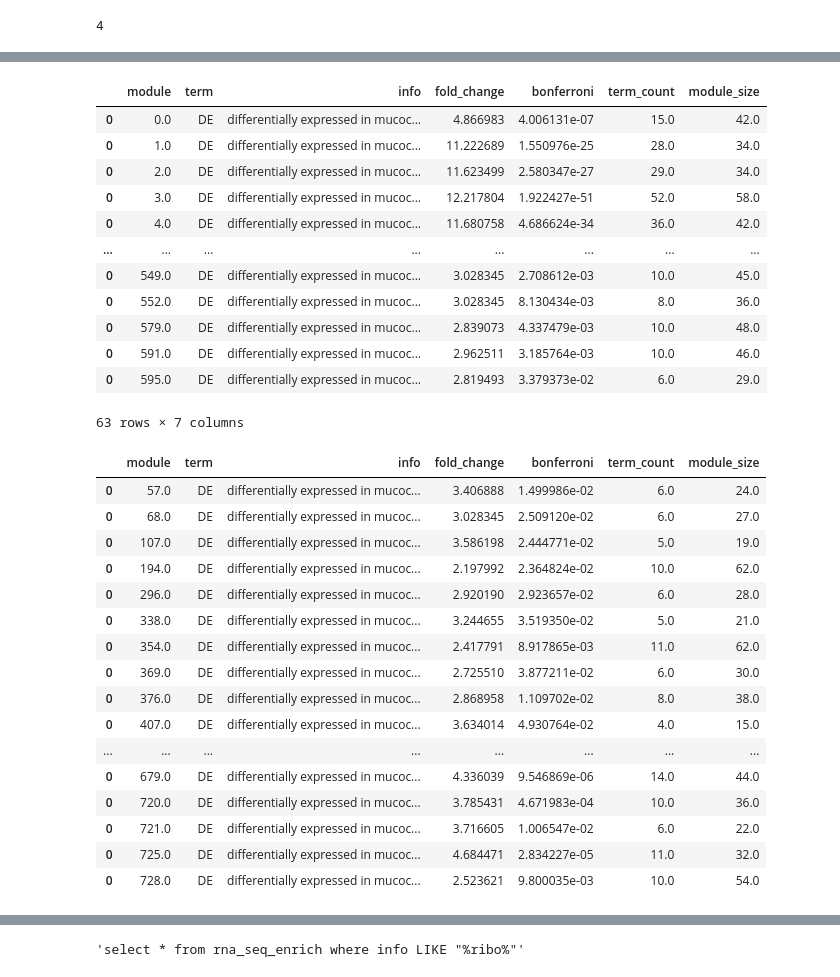
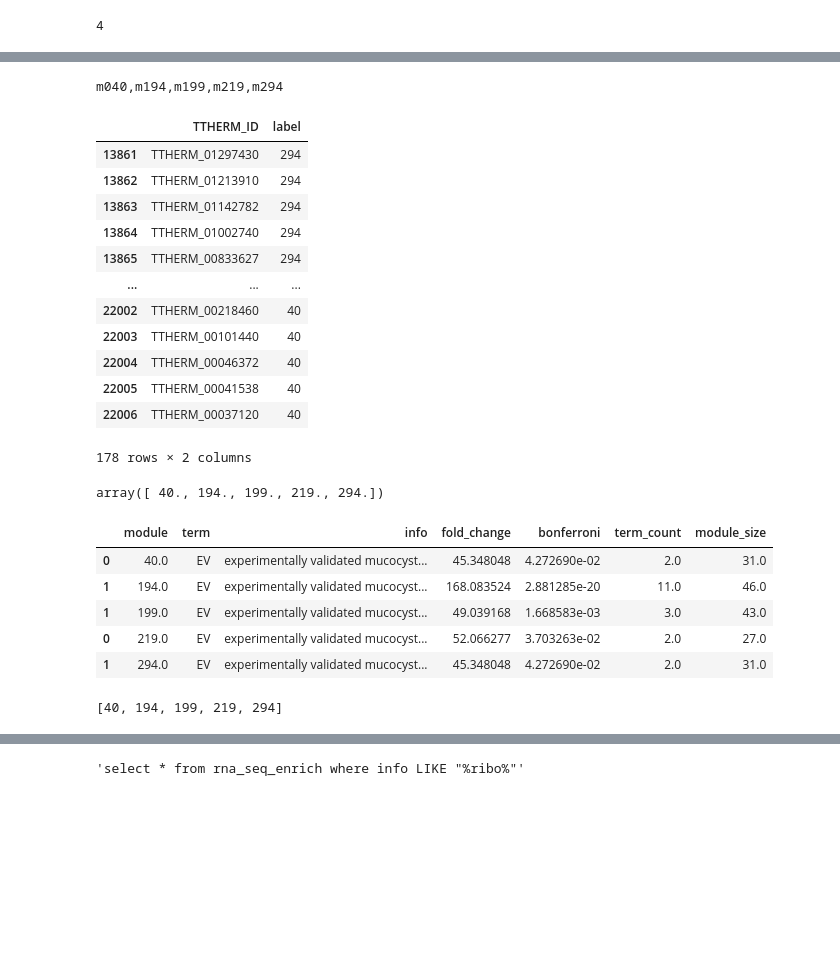
Before and after one commit to ltsypin/TGNE-2022, a Jupyter notebook: TGNE/embedding/enrichment_analysis.ipynb, the cells around one changed output, grey strips where cells are left out. Drawn from its saved outputs; the diff is of its cells as text; code cells hidden in the pictures; blank space fills up the shorter version.

```diff
--- a/TGNE/embedding/enrichment_analysis.ipynb
+++ b/TGNE/embedding/enrichment_analysis.ipynb
@@ -499,0 +628,20 @@ rna_seq_enrich.loc[rna_seq_enrich['term'].isin(['EV'])].shape, microarray_enrich
+# %%
+print(','.join(['m'+str(int(m)).zfill(3) for m in rna_seq_enrich.loc[rna_seq_enrich['term'].isin(['DE,EV', 'EV'])]['module'].values]))
+# %% [output]
+m040,m194,m199,m219,m294
+# %%
+rna_seq.loc[rna_seq['label'].isin([int(m) for m in rna_seq_enrich.loc[rna_seq_enrich['term'].isin(['DE,EV', 'EV'])]['module'].values])]
+# %% [output]
+|  | TTHERM_ID | label |
+| 13861 | TTHERM_01297430 | 294 |
+| 13862 | TTHERM_01213910 | 294 |
+| 13863 | TTHERM_01142782 | 294 |
+| 13864 | TTHERM_01002740 | 294 |
+| 13865 | TTHERM_00833627 | 294 |
+| ... | ... | ... |
+| 22002 | TTHERM_00218460 | 40 |
+| 22003 | TTHERM_00101440 | 40 |
+| 22004 | TTHERM_00046372 | 40 |
+| 22005 | TTHERM_00041538 | 40 |
+| 22006 | TTHERM_00037120 | 40 |
+178 rows × 2 columns
@@ -500,36 +650,17 @@ rna_seq_enrich.loc[rna_seq_enrich['term'].isin(['EV'])].shape, microarray_enrich
+# %%
+rna_seq_enrich.loc[rna_seq_enrich['term'].isin(['DE,EV', 'EV'])]['module'].values
+# %% [output]
+array([ 40., 194., 199., 219., 294.])
 # %%
-microarray_enrich.loc[microarray_enrich['term'].isin(['DE'])]
+rna_seq_enrich.loc[rna_seq_enrich['term'].isin(['DE,EV', 'EV'])]
 # %% [output]
 |  | module | term | info | fold_change | bonferroni | term_count | module_size |
-| 0 | 0.0 | DE | differentially expressed in mucoc... | 4.866983 | 4.006131e-07 | 15.0 | 42.0 |
-| 0 | 1.0 | DE | differentially expressed in mucoc... | 11.222689 | 1.550976e-25 | 28.0 | 34.0 |
-| 0 | 2.0 | DE | differentially expressed in mucoc... | 11.623499 | 2.580347e-27 | 29.0 | 34.0 |
-| 0 | 3.0 | DE | differentially expressed in mucoc... | 12.217804 | 1.922427e-51 | 52.0 | 58.0 |
-| 0 | 4.0 | DE | differentially expressed in mucoc... | 11.680758 | 4.686624e-34 | 36.0 | 42.0 |
-| ... | ... | ... | ... | ... | ... | ... | ... |
-| 0 | 549.0 | DE | differentially expressed in mucoc... | 3.028345 | 2.708612e-03 | 10.0 | 45.0 |
-| 0 | 552.0 | DE | differentially expressed in mucoc... | 3.028345 | 8.130434e-03 | 8.0 | 36.0 |
-| 0 | 579.0 | DE | differentially expressed in mucoc... | 2.839073 | 4.337479e-03 | 10.0 | 48.0 |
-| 0 | 591.0 | DE | differentially expressed in mucoc... | 2.962511 | 3.185764e-03 | 10.0 | 46.0 |
-| 0 | 595.0 | DE | differentially expressed in mucoc... | 2.819493 | 3.379373e-02 | 6.0 | 29.0 |
+| 0 | 40.0 | EV | experimentally validated mucocyst... | 45.348048 | 4.272690e-02 | 2.0 | 31.0 |
+| 1 | 194.0 | EV | experimentally validated mucocyst... | 168.083524 | 2.881285e-20 | 11.0 | 46.0 |
+| 1 | 199.0 | EV | experimentally validated mucocyst... | 49.039168 | 1.668583e-03 | 3.0 | 43.0 |
+| 0 | 219.0 | EV | experimentally validated mucocyst... | 52.066277 | 3.703263e-02 | 2.0 | 27.0 |
+| 1 | 294.0 | EV | experimentally validated mucocyst... | 45.348048 | 4.272690e-02 | 2.0 | 31.0 |
-63 rows × 7 columns
 # %%
-rna_seq_enrich.loc[rna_seq_enrich['term'].isin(['DE'])]
+[int(m) for m in rna_seq_enrich.loc[rna_seq_enrich['term'].isin(['DE,EV', 'EV'])]['module'].values]
 # %% [output]
-|  | module | term | info | fold_change | bonferroni | term_count | module_size |
-| 0 | 57.0 | DE | differentially expressed in mucoc... | 3.406888 | 1.499986e-02 | 6.0 | 24.0 |
-| 0 | 68.0 | DE | differentially expressed in mucoc... | 3.028345 | 2.509120e-02 | 6.0 | 27.0 |
-| 0 | 107.0 | DE | differentially expressed in mucoc... | 3.586198 | 2.444771e-02 | 5.0 | 19.0 |
-| 0 | 194.0 | DE | differentially expressed in mucoc... | 2.197992 | 2.364824e-02 | 10.0 | 62.0 |
-| 0 | 296.0 | DE | differentially expressed in mucoc... | 2.920190 | 2.923657e-02 | 6.0 | 28.0 |
-| 0 | 338.0 | DE | differentially expressed in mucoc... | 3.244655 | 3.519350e-02 | 5.0 | 21.0 |
-| 0 | 354.0 | DE | differentially expressed in mucoc... | 2.417791 | 8.917865e-03 | 11.0 | 62.0 |
-| 0 | 369.0 | DE | differentially expressed in mucoc... | 2.725510 | 3.877211e-02 | 6.0 | 30.0 |
-| 0 | 376.0 | DE | differentially expressed in mucoc... | 2.868958 | 1.109702e-02 | 8.0 | 38.0 |
-| 0 | 407.0 | DE | differentially expressed in mucoc... | 3.634014 | 4.930764e-02 | 4.0 | 15.0 |
-| ... | ... | ... | ... | ... | ... | ... | ... |
-| 0 | 679.0 | DE | differentially expressed in mucoc... | 4.336039 | 9.546869e-06 | 14.0 | 44.0 |
-| 0 | 720.0 | DE | differentially expressed in mucoc... | 3.785431 | 4.671983e-04 | 10.0 | 36.0 |
-| 0 | 721.0 | DE | differentially expressed in mucoc... | 3.716605 | 1.006547e-02 | 6.0 | 22.0 |
-| 0 | 725.0 | DE | differentially expressed in mucoc... | 4.684471 | 2.834227e-05 | 11.0 | 32.0 |
-| 0 | 728.0 | DE | differentially expressed in mucoc... | 2.523621 | 9.800035e-03 | 10.0 | 54.0 |
+[40, 194, 199, 219, 294]
```
Also changed, not shown: parts of 45 cells of this notebook, 10 other files.
